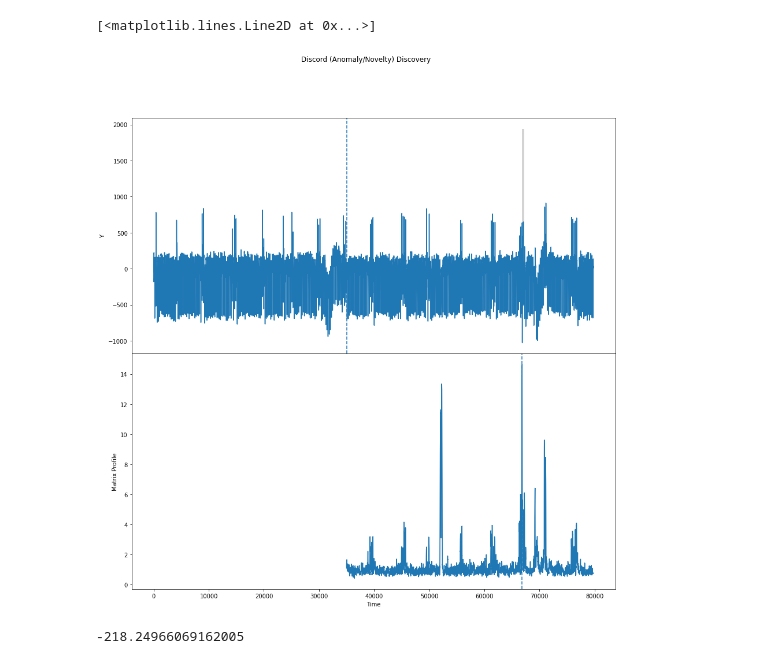
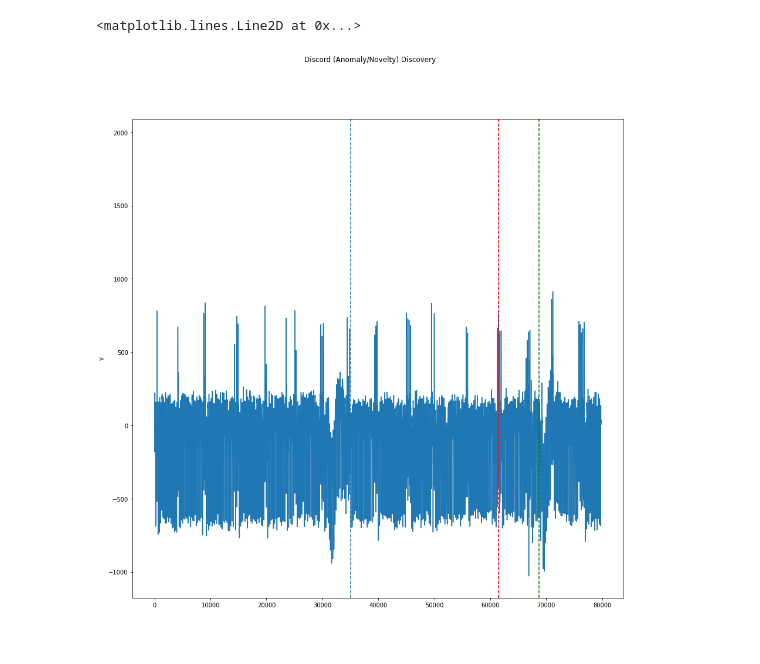
Before and after one commit to Pasindu19970808/Anomaly-Detection-Project, a Jupyter notebook: DataVisualization.ipynb, the cells around one changed output. Cells and saved outputs as stored; diff of their text form; code cells hidden in the pictures.

```diff
--- a/DataVisualization.ipynb
+++ b/DataVisualization.ipynb
@@ -64,19 +194,16 @@ np.argsort(mp[:,0])[-1]
 # %%
-fig, axs = plt.subplots(2, figsize = (15,15), sharex=True, gridspec_kw={'hspace': 0})
+fig, axs = plt.subplots(1, figsize = (15,15), sharex=True, gridspec_kw={'hspace': 0})
+train,test,test_data_start_pt = DataLoading.split_data(file_path = DataLoading.file_path,index = 1)
 plt.suptitle('Discord (Anomaly/Novelty) Discovery')
-axs[0].plot(np.concatenate((train,test)))
-axs[0].set_ylabel('Y')
-rect = Rectangle((np.argsort(mp[:,0])[-1] + 35000, 0), m, max(np.concatenate((train,test))) - min(np.concatenate((train,test))), facecolor='lightgrey')
-axs[0].add_patch(rect)
-axs[0].axvline(x = train.shape[0], linestyle = "dashed")
-axs[1].set_xlabel('Time')
-axs[1].set_ylabel('Matrix Profile')
-axs[1].axvline(x=np.argsort(mp[:,0])[-1] + 35000, linestyle="dashed")
-axs[1].plot(list(range(train.shape[0], len(mp) + train.shape[0])),mp[:, 0])
+axs.plot(np.concatenate((train,test)))
+axs.set_ylabel('Y')
+rect = Rectangle((68662, 0), 50, max(np.concatenate((train,test))) - min(np.concatenate((train,test))), facecolor='lightgrey')
+axs.add_patch(rect)
+rect1 = Rectangle((61488, 0), 50, max(np.concatenate((train,test))) - min(np.concatenate((train,test))), facecolor='lightgrey')
+axs.add_patch(rect1)
+axs.axvline(x = np.array(train).shape[0], linestyle = "dashed")
+axs.axvline(x = (68662),linestyle = "dashed",color = 'g')
+axs.axvline(x = (61488),linestyle = "dashed",color = 'r')
 # %% [output]
-[<matplotlib.lines.Line2D at 0x...>]
+<matplotlib.lines.Line2D at 0x...>
-[figure, old version]
+[figure, new version]
-# %%
-np.mean(test[np.argsort(mp[:,0])[-1]:np.argsort(mp[:,0])[-1] + 350])
-# %% [output]
--218.24966069162005
```
Also changed, not shown: parts of 17 cells of this notebook, 5 other files.
